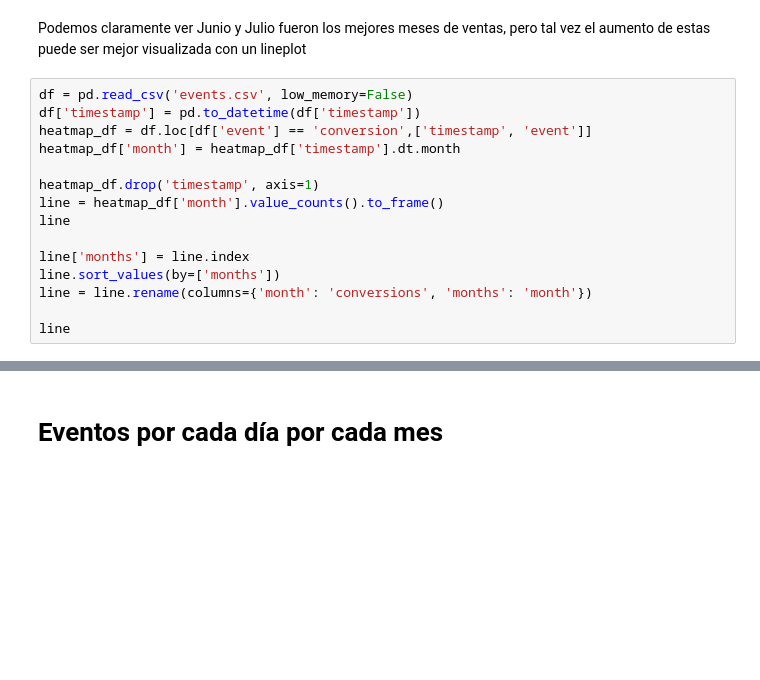
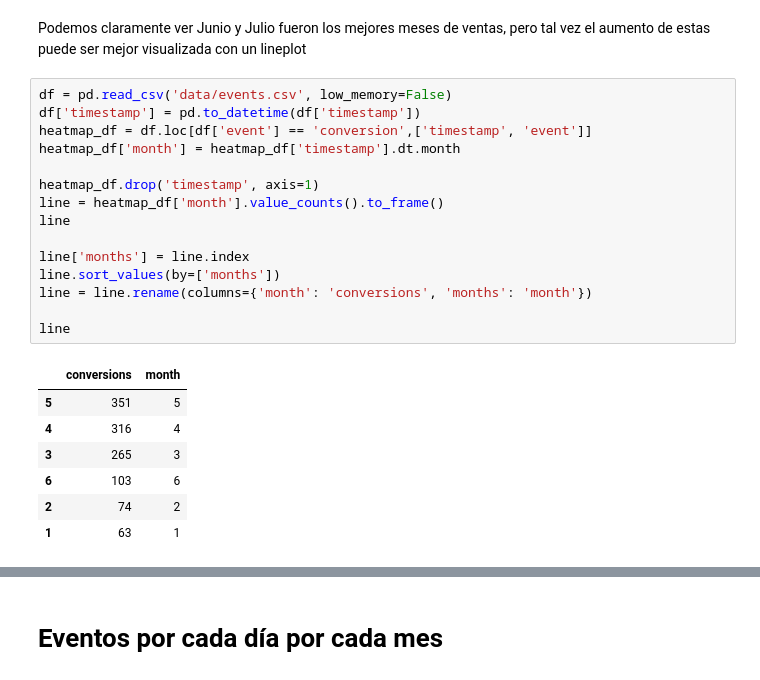
Before and after one commit to ndvazquez/7506-OrganizacionDeDatos, a Jupyter notebook: Conversion y Events por mes.ipynb, the cells around one changed output, grey strips where cells are left out. Saved outputs shown, nothing was run; the diff lists cells and outputs as text; blank space fills up the shorter version.

```diff
--- a/Conversion y Events por mes.ipynb
+++ b/Conversion y Events por mes.ipynb
@@ -37,19 +60,27 @@ plt.yticks(rotation=0)
 # %% [markdown]
 Podemos claramente ver Junio y Julio fueron los mejores meses de ventas, pero tal vez el aumento de estas puede ser mejor visualizada con un lineplot
 # %%
-df = pd.read_csv('events.csv', low_memory=False)
+df = pd.read_csv('data/events.csv', low_memory=False)
 df['timestamp'] = pd.to_datetime(df['timestamp'])
 heatmap_df = df.loc[df['event'] == 'conversion',['timestamp', 'event']]
 heatmap_df['month'] = heatmap_df['timestamp'].dt.month
 
 heatmap_df.drop('timestamp', axis=1)
 line = heatmap_df['month'].value_counts().to_frame()
 line
 
 line['months'] = line.index
 line.sort_values(by=['months'])
 line = line.rename(columns={'month': 'conversions', 'months': 'month'})
 
 line
+# %% [output]
+|  | conversions | month |
+| 5 | 351 | 5 |
+| 4 | 316 | 4 |
+| 3 | 265 | 3 |
+| 6 | 103 | 6 |
+| 2 | 74 | 2 |
+| 1 | 63 | 1 |
 # %%
 ax = sns.lineplot(x="month", y="conversions", data=line)
```
Also changed, not shown: parts of 8 cells of this notebook, 1 other file.
